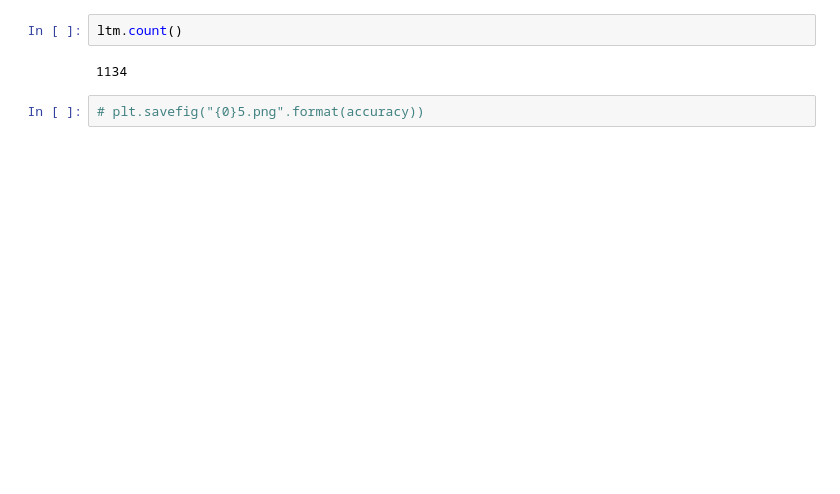
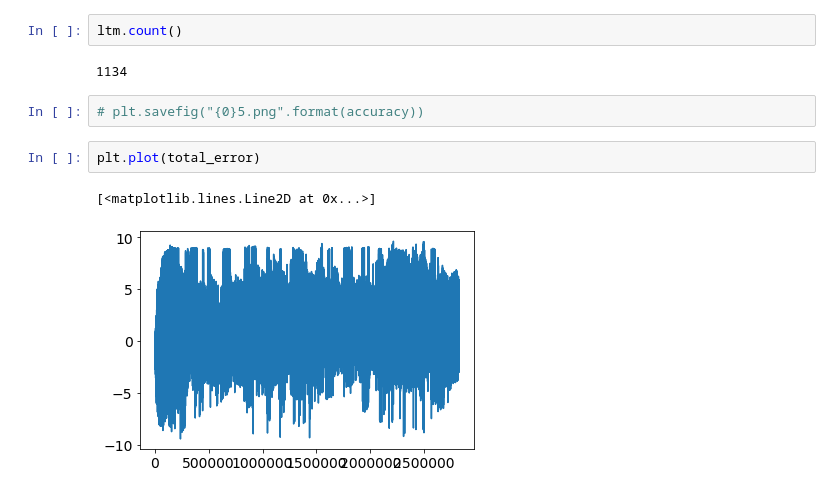
Before and after one commit to nibraaska/Working-Memory-Temporal-Difference, a Jupyter notebook: combined_model/updated_combined.ipynb, the cells around one changed output. Cells and saved outputs as stored; diff of their text form; blank space fills up the shorter version.

```diff
--- a/combined_model/updated_combined.ipynb
+++ b/combined_model/updated_combined.ipynb
@@ -433,3 +454,8 @@ ltm.count()
 1134
 # %%
 # plt.savefig("{0}5.png".format(accuracy))
+# %%
+plt.plot(total_error)
+# %% [output]
+[<matplotlib.lines.Line2D at 0x...>]
+[figure, added]
```
Also changed, not shown: parts of 11 cells of this notebook, 9 other files.
